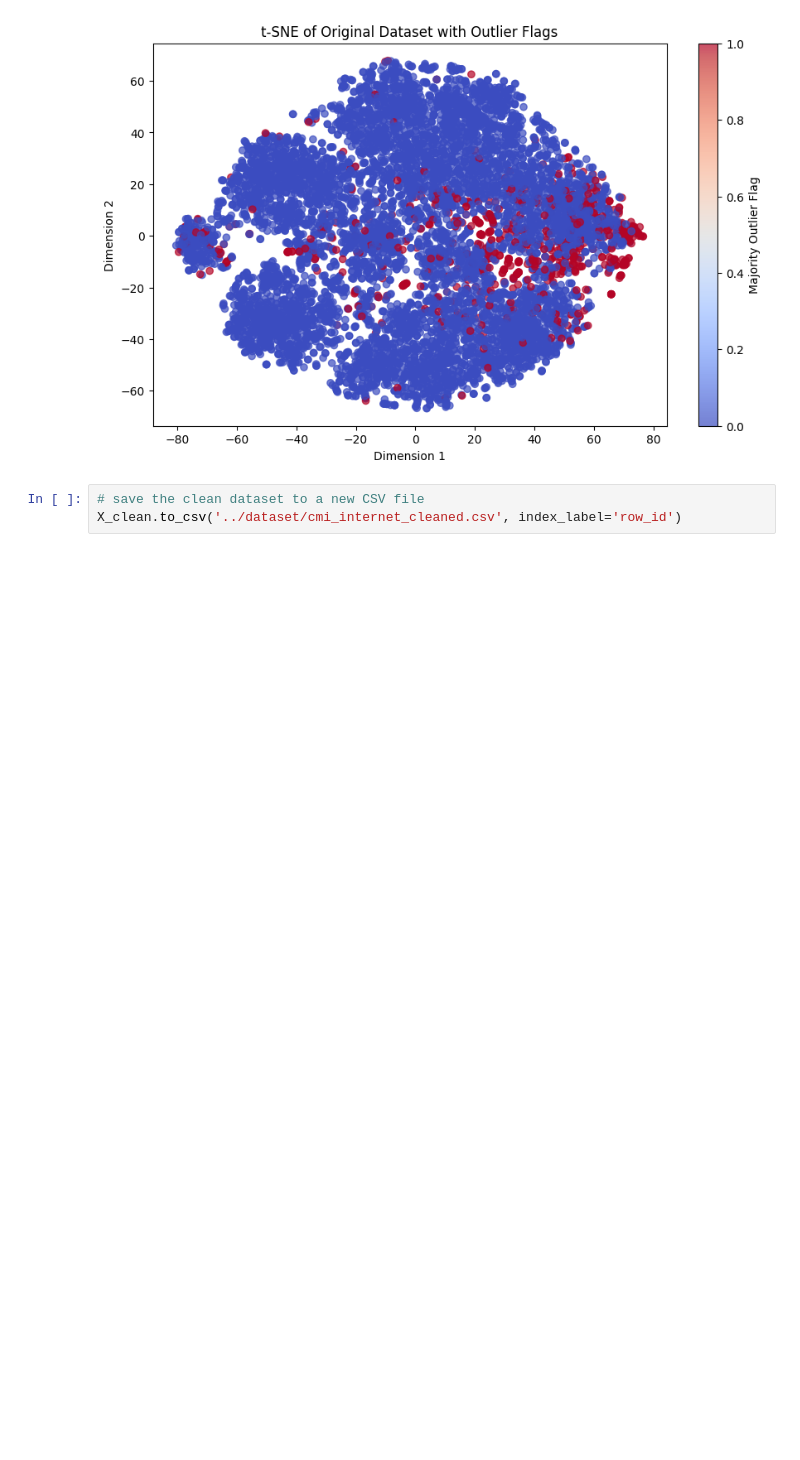
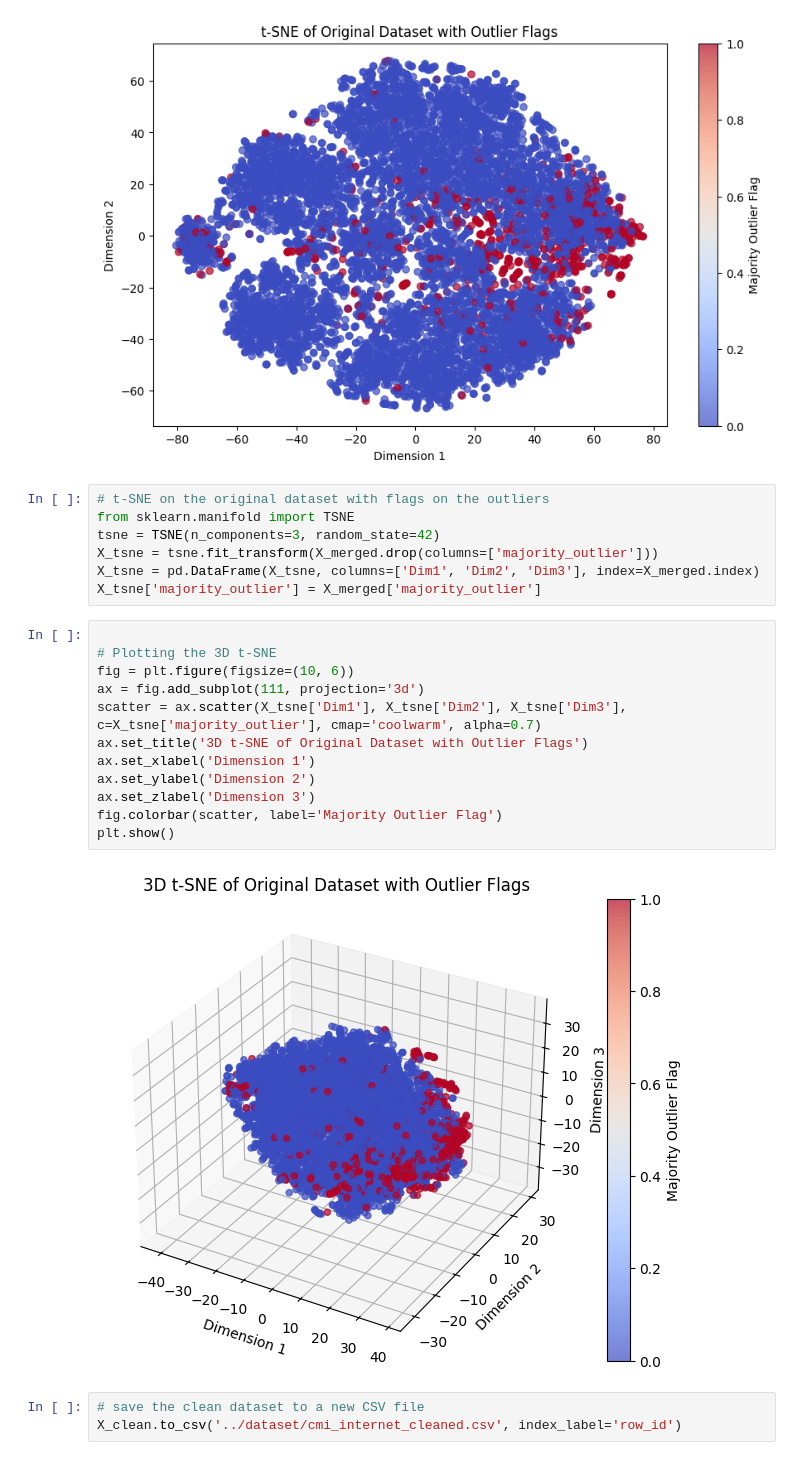
Before and after one commit to lorenzobuccolini03/Data-Mining---Advanced-Topics, a Jupyter notebook: Outliers_Detection/outliers_removal.ipynb, the cells around one changed output. Drawn from its saved outputs; the diff is of its cells as text; blank space fills up the shorter version.

```diff
--- a/Outliers_Detection/outliers_removal.ipynb
+++ b/Outliers_Detection/outliers_removal.ipynb
@@ -151,6 +155,27 @@ plt.colorbar(label='Majority Outlier Flag')
 plt.show()
 # %% [output]
 [figure]
+# %%
+# t-SNE on the original dataset with flags on the outliers
+from sklearn.manifold import TSNE
+tsne = TSNE(n_components=3, random_state=42)
+X_tsne = tsne.fit_transform(X_merged.drop(columns=['majority_outlier']))
+X_tsne = pd.DataFrame(X_tsne, columns=['Dim1', 'Dim2', 'Dim3'], index=X_merged.index)
+X_tsne['majority_outlier'] = X_merged['majority_outlier']
+# %%
+
+# Plotting the 3D t-SNE
+fig = plt.figure(figsize=(10, 6))
+ax = fig.add_subplot(111, projection='3d')
+scatter = ax.scatter(X_tsne['Dim1'], X_tsne['Dim2'], X_tsne['Dim3'], c=X_tsne['majority_outlier'], cmap='coolwarm', alpha=0.7)
+ax.set_title('3D t-SNE of Original Dataset with Outlier Flags')
+ax.set_xlabel('Dimension 1')
+ax.set_ylabel('Dimension 2')
+ax.set_zlabel('Dimension 3')
+fig.colorbar(scatter, label='Majority Outlier Flag')
+plt.show()
+# %% [output]
+[figure, added]
 # %%
 # save the clean dataset to a new CSV file
 X_clean.to_csv('../dataset/cmi_internet_cleaned.csv', index_label='row_id')
```
Also changed, not shown: parts of 5 cells of this notebook.
